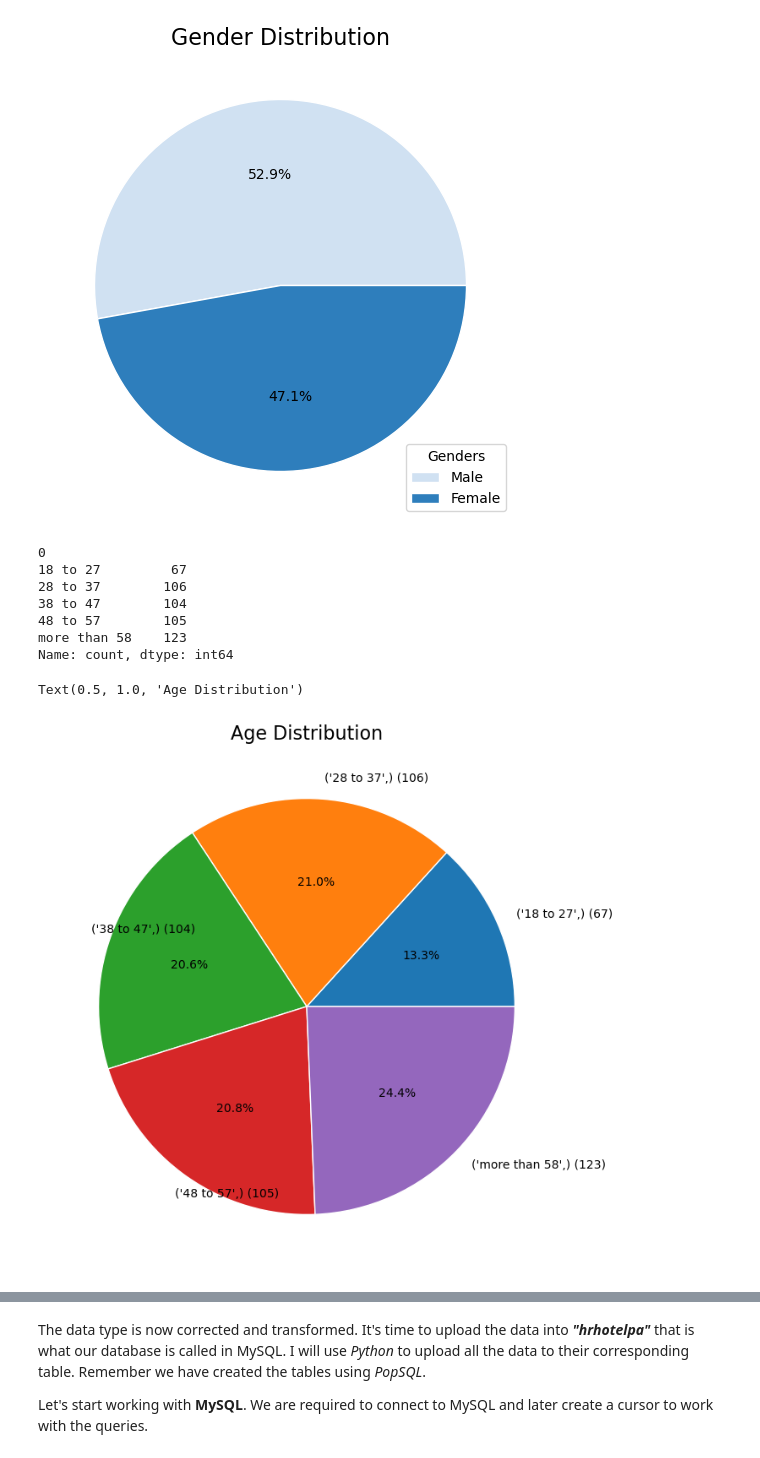
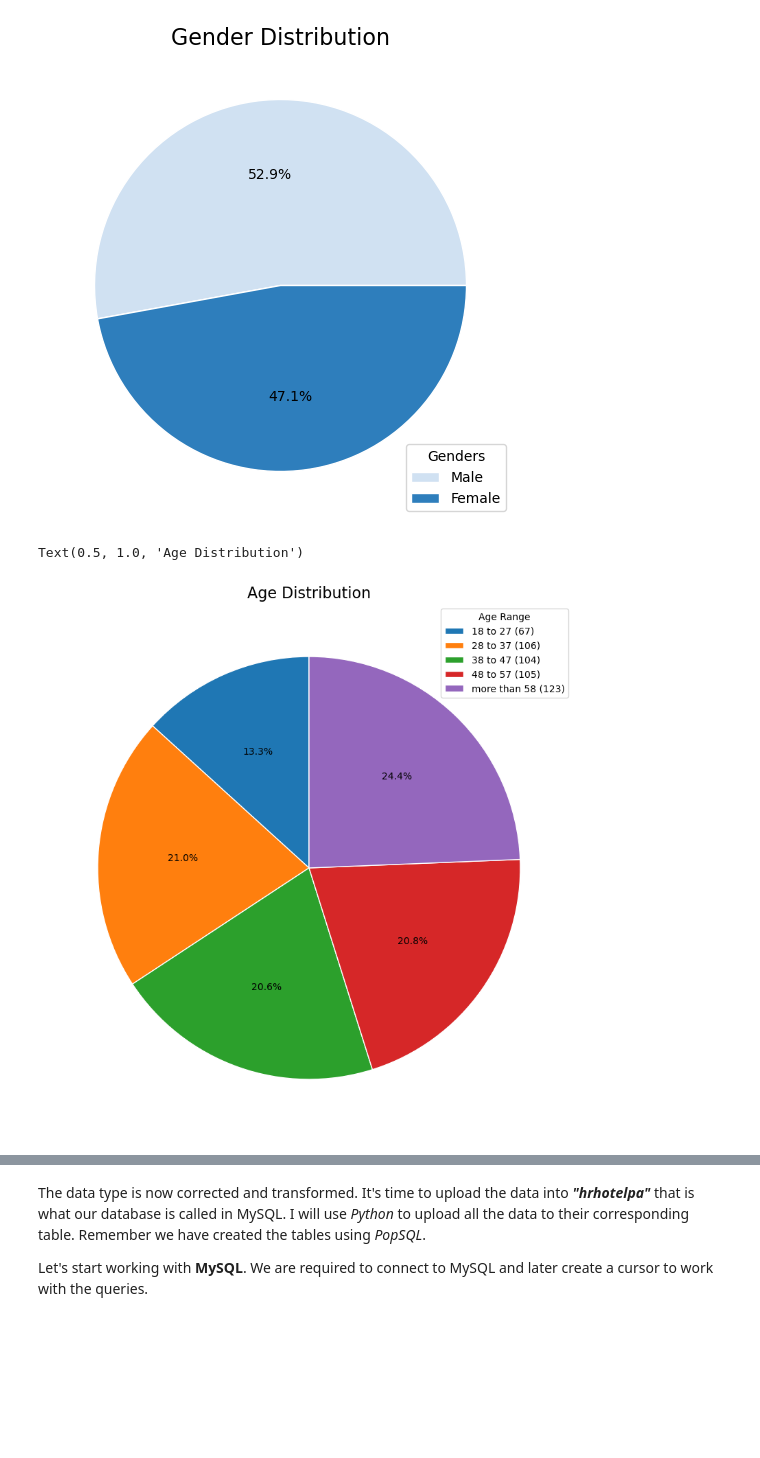
Before and after one commit to nachogalasso/da_python, a Jupyter notebook: hotel_hranalytics/hhanalysis.ipynb, the cells around one changed output, grey strips where cells are left out. Saved outputs shown, nothing was run; the diff lists cells and outputs as text; code cells hidden in the pictures; blank space fills up the shorter version.

Commit message:
more charts

```diff
--- a/hotel_hranalytics/hhanalysis.ipynb
+++ b/hotel_hranalytics/hhanalysis.ipynb
@@ -241,38 +241,41 @@ plt.show()
 [figure]
 # %%
 #Age range
+from anyio import value
+
+
 def age_range(age):
     if age >= 18 and age <= 27:
         return '18 to 27'
     elif age >= 28 and age <= 37:
         return '28 to 37'
     elif age >= 38 and age <= 47:
         return '38 to 47'
     elif age >= 48 and age <= 57:
         return '48 to 57'
     else:
         return 'more than 58'
 
-emp_age_range = df_rawemp['Age'].apply(lambda x: pd.Series(age_range(x))).value_counts().sort_index()
-print(emp_age_range)
+emp_age_range = df_rawemp['Age'].apply(lambda x: pd.Series(age_range(x)))
 
-range_count = emp_age_range.sum()
-percentage = (emp_age_range / range_count) * 100
+df_rawemp['Age_range'] = emp_age_range
 
-fig, ax = plt.subplots(figsize=(10, 8))
+# Let's check the distribution of the age range
+age_range_count = df_rawemp['Age_range'].value_counts().sort_index()
+total_agerange_count = age_range_count.sum()
+percentage = (age_range_count / total_agerange_count) * 100
 
-labels = [f'{age} ({count})' for age, count in zip(emp_age_range.index, emp_age_range)]
+fig, ax = plt.subplots(figsize=(12, 10))
 
-ax.pie(emp_age_range, labels=labels, autopct='%1.1f%%', center=(4, 4), wedgeprops={"linewidth": 1, "edgecolor": "white"}, labeldistance=1.1)
+labels = [f'{age} ({count})' for age, count in zip(age_range_count.index, age_range_count)]
+labels_sort = df_rawemp['Age_range'].value_counts().sort_index()
+# print(labels_sort)
+
+ax.pie(age_range_count, autopct='%1.1f%%', center=(4, 4), wedgeprops={"linewidth": 1, "edgecolor": "white"}, startangle=90)
+
+plt.legend(labels, loc='upper right', title='Age Range')
 
 ax.set_title('Age Distribution', fontsize=16)
 # %% [output]
-0
-18 to 27         67
-28 to 37        106
-38 to 47        104
-48 to 57        105
-more than 58    123
-Name: count, dtype: int64
+Text(0.5, 1.0, 'Age Distribution')
-Text(0.5, 1.0, 'Age Distribution')
-[figure, old version]
+[figure, new version]
```
Also changed, not shown: parts of 1 cell of this notebook.
